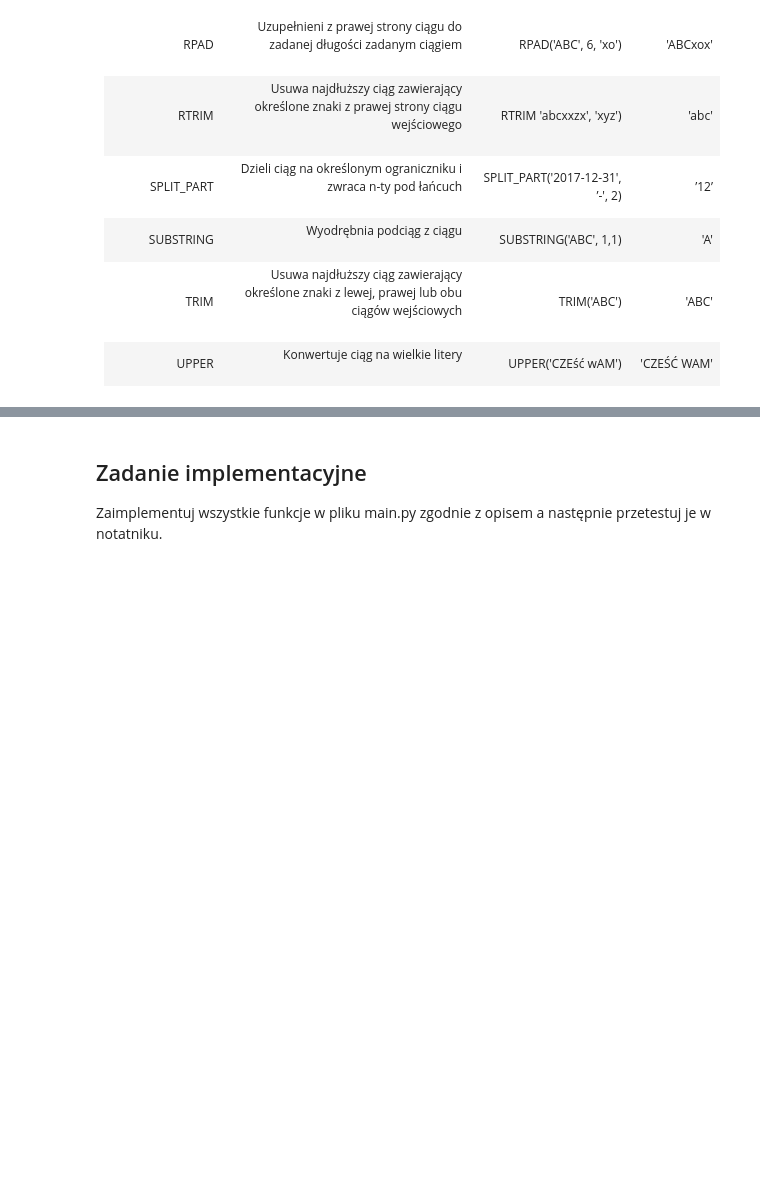
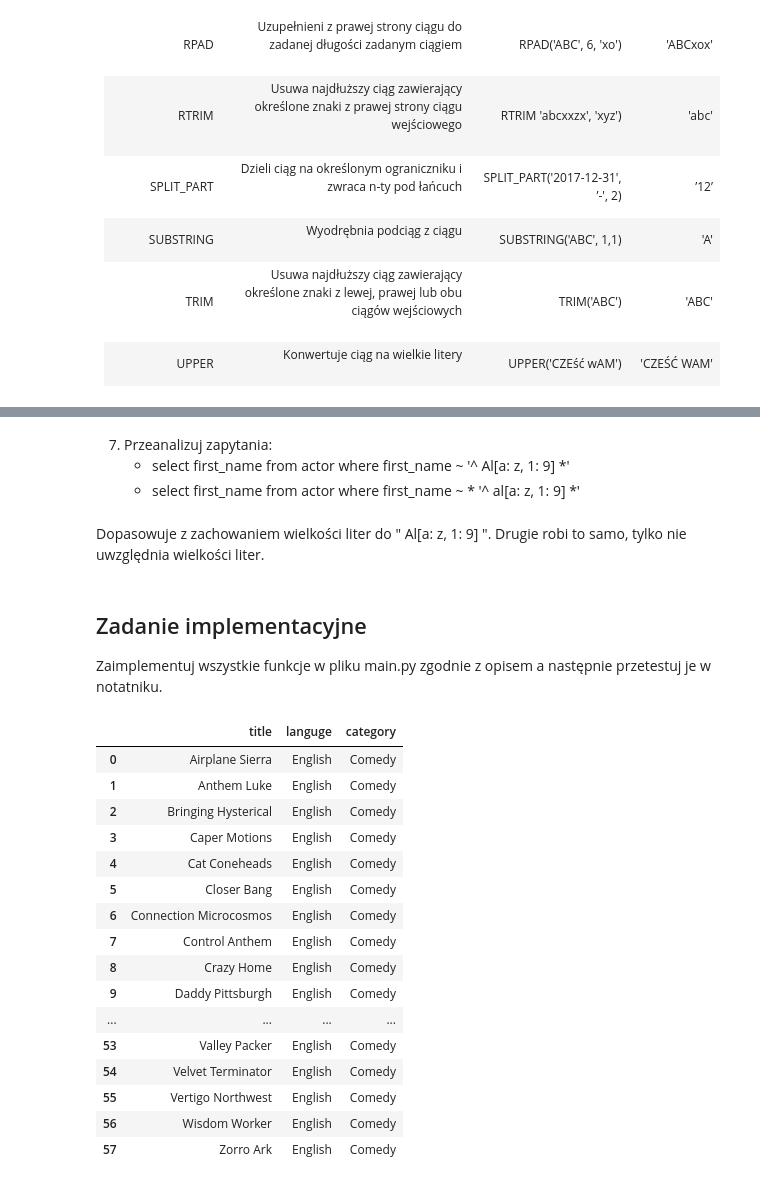
Before and after one commit to DanielJurkowski/AiBD, a Jupyter notebook: Lab 4/raport.ipynb, the cells around one changed output, grey strips where cells are left out. Saved outputs shown, nothing was run; the diff lists cells and outputs as text; code cells hidden in the pictures; blank space fills up the shorter version.

```diff
--- a/Lab 4/raport.ipynb
+++ b/Lab 4/raport.ipynb
@@ -152,3 +267,9 @@ Poza funkcją dopasowania w PostgreSQL istnieje również szereg funkcji predefi
+# %% [markdown]
+7. Przeanalizuj zapytania:
+	- select first_name from actor where first_name ~ '^ Al\[a: z, 1: 9\] *'
+	- select first_name from actor where first_name ~ * '^ al\[a: z, 1: 9\] *'
+# %% [markdown]
+Dopasowuje z zachowaniem wielkości liter do " Al[a: z, 1: 9] ". Drugie robi to samo, tylko nie uwzględnia wielkości liter.
 # %% [markdown]
 ## Zadanie implementacyjne
 Zaimplementuj wszystkie funkcje w pliku main.py zgodnie z opisem a następnie przetestuj je w notatniku.
@@ -159,0 +276,27 @@ main.film_title_case_insensitive(['Giant', 'Harry', 'Birdcage', 'Iron'])
+# %%
+import main
+from sqlalchemy import create_engine
+
+db_string = "postgresql://wbauer_adb:adb2020@pgsql-196447.vipserv.org:5432/wbauer_adb"
+db = create_engine(db_string)
+connection = db.connect()
+
+main.film_in_category('Comedy')
+# %% [output]
+|  | title | languge | category |
+| 0 | Airplane Sierra | English | Comedy |
+| 1 | Anthem Luke | English | Comedy |
+| 2 | Bringing Hysterical | English | Comedy |
+| 3 | Caper Motions | English | Comedy |
+| 4 | Cat Coneheads | English | Comedy |
+| 5 | Closer Bang | English | Comedy |
+| 6 | Connection Microcosmos | English | Comedy |
+| 7 | Control Anthem | English | Comedy |
+| 8 | Crazy Home | English | Comedy |
+| 9 | Daddy Pittsburgh | English | Comedy |
+| ... | ... | ... | ... |
+| 53 | Valley Packer | English | Comedy |
+| 54 | Velvet Terminator | English | Comedy |
+| 55 | Vertigo Northwest | English | Comedy |
+| 56 | Wisdom Worker | English | Comedy |
+| 57 | Zorro Ark | English | Comedy |
```
Also changed, not shown: parts of 19 cells of this notebook.
